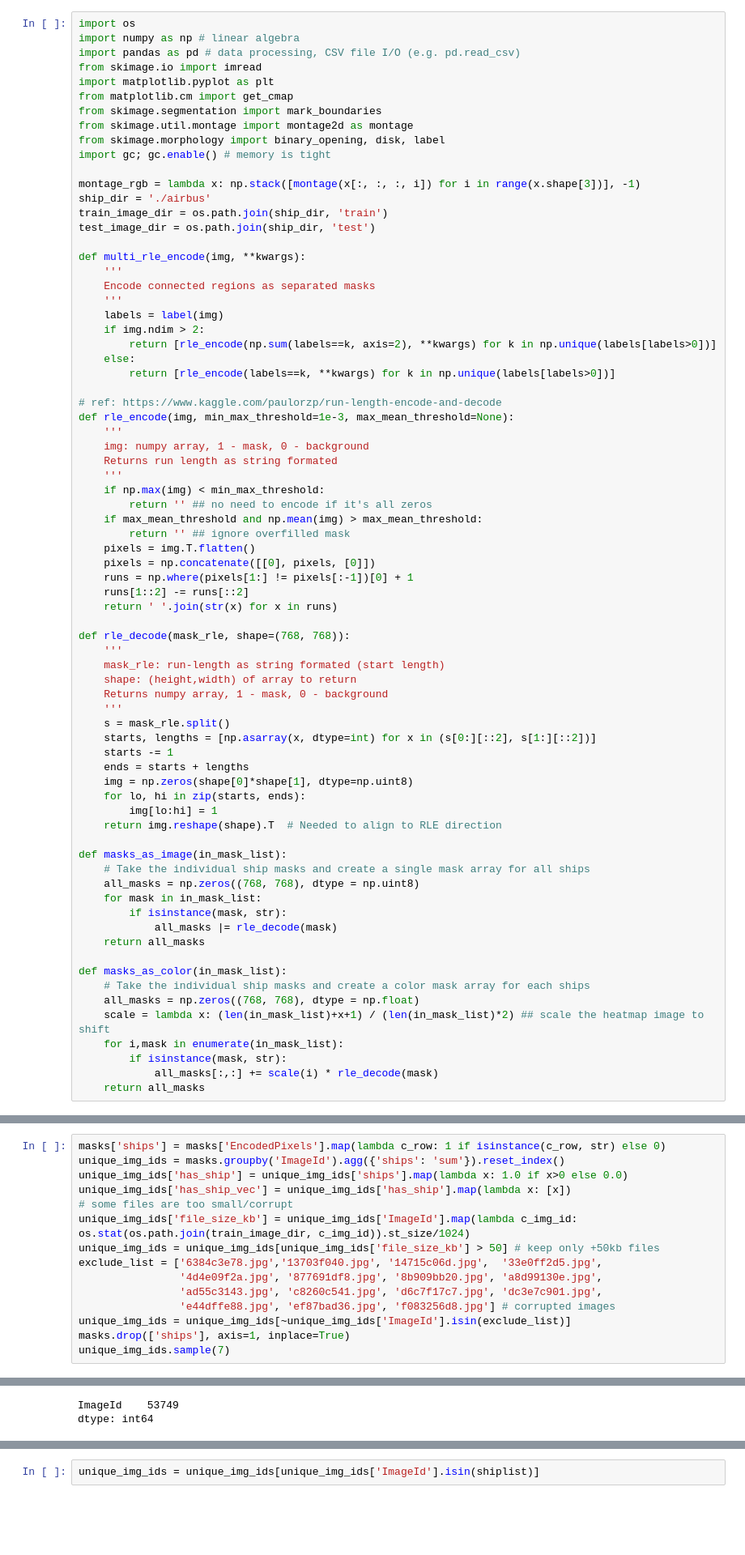
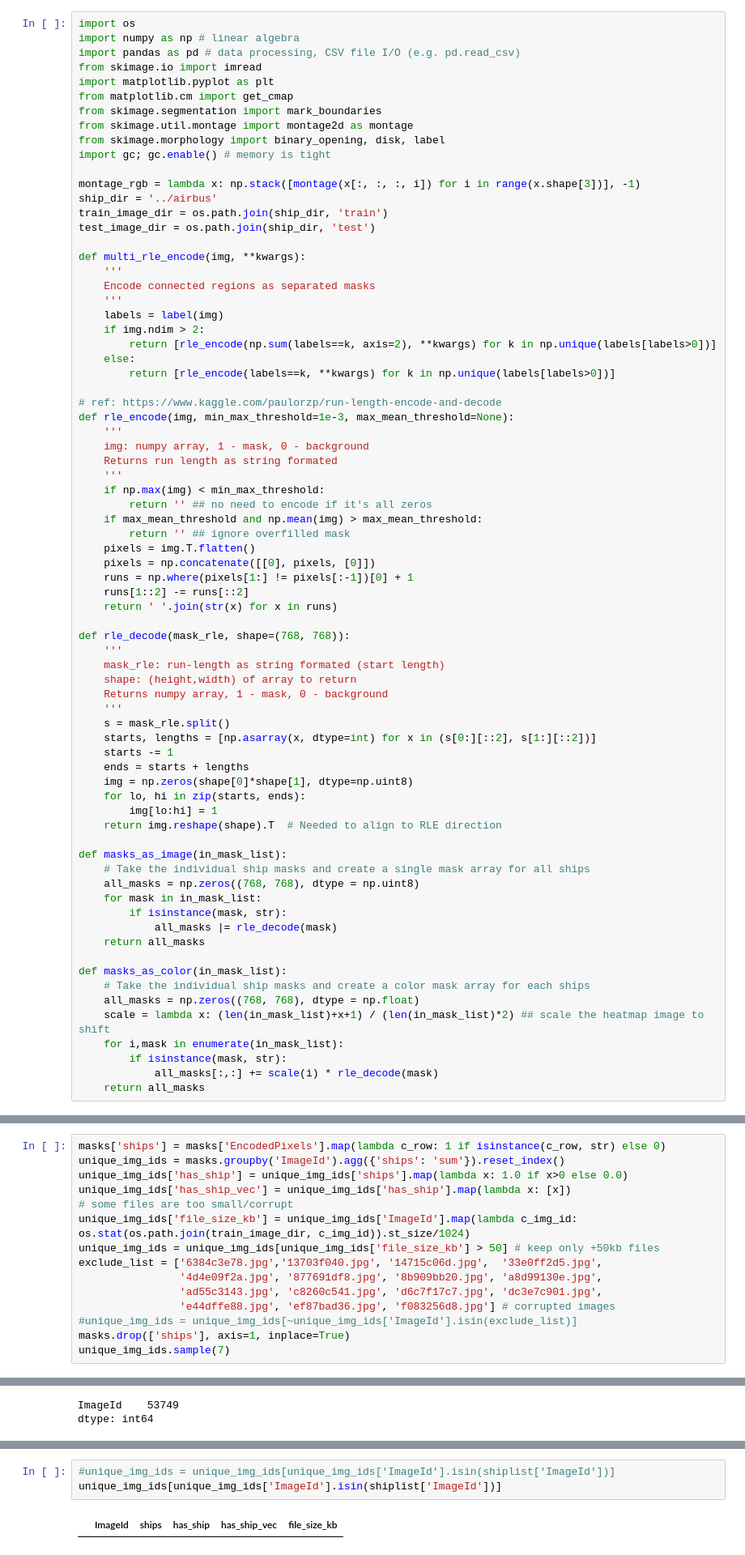
Before and after one commit to mozzhorin/ML-PR18, a Jupyter notebook: 20181011_KerasUnet_Combination with preclassification.ipynb, the cells around one changed output, grey strips where cells are left out. Shown at 81% size. Saved outputs shown, nothing was run; the diff lists cells and outputs as text; blank space fills up the shorter version.

```diff
--- a/20181011_KerasUnet_Combination with preclassification.ipynb
+++ b/20181011_KerasUnet_Combination with preclassification.ipynb
@@ -32,7 +32,7 @@ from skimage.morphology import binary_opening, disk, label
 import gc; gc.enable() # memory is tight
 
 montage_rgb = lambda x: np.stack([montage(x[:, :, :, i]) for i in range(x.shape[3])], -1)
-ship_dir = './airbus'
+ship_dir = '../airbus'
 train_image_dir = os.path.join(ship_dir, 'train')
 test_image_dir = os.path.join(ship_dir, 'test')
 
@@ -123,7 +123,7 @@ exclude_list = ['6384c3e78.jpg','13703f040.jpg', '14715c06d.jpg',  '33e0ff2d5.jp
                 '4d4e09f2a.jpg', '877691df8.jpg', '8b909bb20.jpg', 'a8d99130e.jpg',
                 'ad55c3143.jpg', 'c8260c541.jpg', 'd6c7f17c7.jpg', 'dc3e7c901.jpg',
                 'e44dffe88.jpg', 'ef87bad36.jpg', 'f083256d8.jpg'] # corrupted images
-unique_img_ids = unique_img_ids[~unique_img_ids['ImageId'].isin(exclude_list)]
+#unique_img_ids = unique_img_ids[~unique_img_ids['ImageId'].isin(exclude_list)]
 masks.drop(['ships'], axis=1, inplace=True)
 unique_img_ids.sample(7)
 # %% [output]
@@ -148,5 +155,8 @@ dtype: int64
 # %%
-unique_img_ids = unique_img_ids[unique_img_ids['ImageId'].isin(shiplist)]
+#unique_img_ids = unique_img_ids[unique_img_ids['ImageId'].isin(shiplist['ImageId'])]
+unique_img_ids[unique_img_ids['ImageId'].isin(shiplist['ImageId'])]
+# %% [output]
+|  | ImageId | ships | has_ship | has_ship_vec | file_size_kb |
 # %%
 unique_img_ids.count()
 # %% [output]
```
Also changed, not shown: parts of 3 cells of this notebook.
